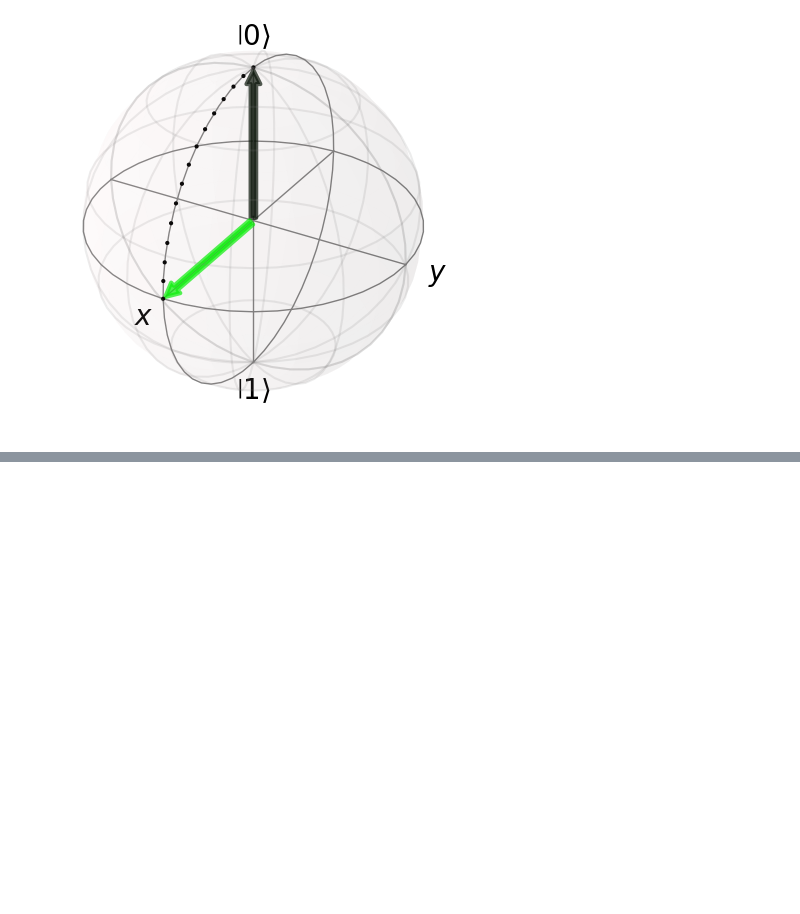
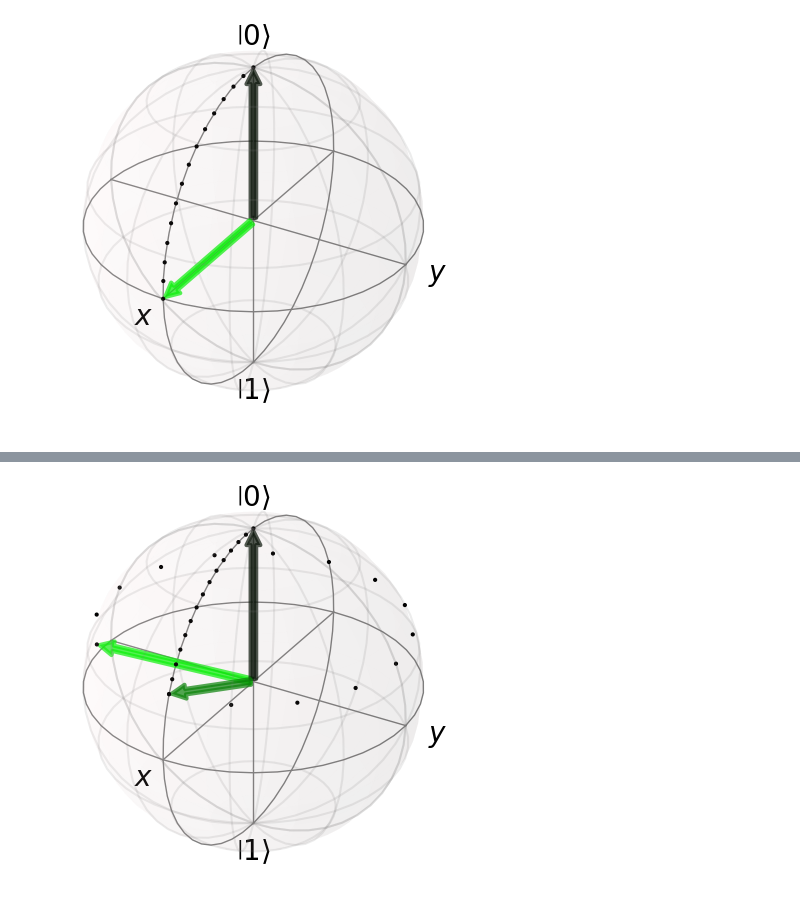
Before and after one commit to kibrahim757/qiskit_generated_code_samples, a Jupyter notebook: 13_qml.ipynb, the cells around one changed output, grey strips where cells are left out. Saved outputs shown, nothing was run; the diff lists cells and outputs as text; code cells hidden in the pictures; blank space fills up the shorter version.

```diff
--- a/13_qml.ipynb
+++ b/13_qml.ipynb
@@ -206,0 +224,12 @@ plot_Nstates(states, axis=None, plot_trace_points=True)
+# %%
+qc = QuantumCircuit(1)
+state1 = Statevector.from_instruction(qc)
+qc.ry(3 * pi / 8, 0)
+state2 = Statevector.from_instruction(qc)
+qc.rz(7 * pi / 4, 0)
+state3 = Statevector.from_instruction(qc)
+states = state1, state2, state3
+
+plot_Nstates(states, axis=None, plot_trace_points=True)
+# %% [output]
+[figure, added]
```
Also changed, not shown: parts of 13 cells of this notebook.
